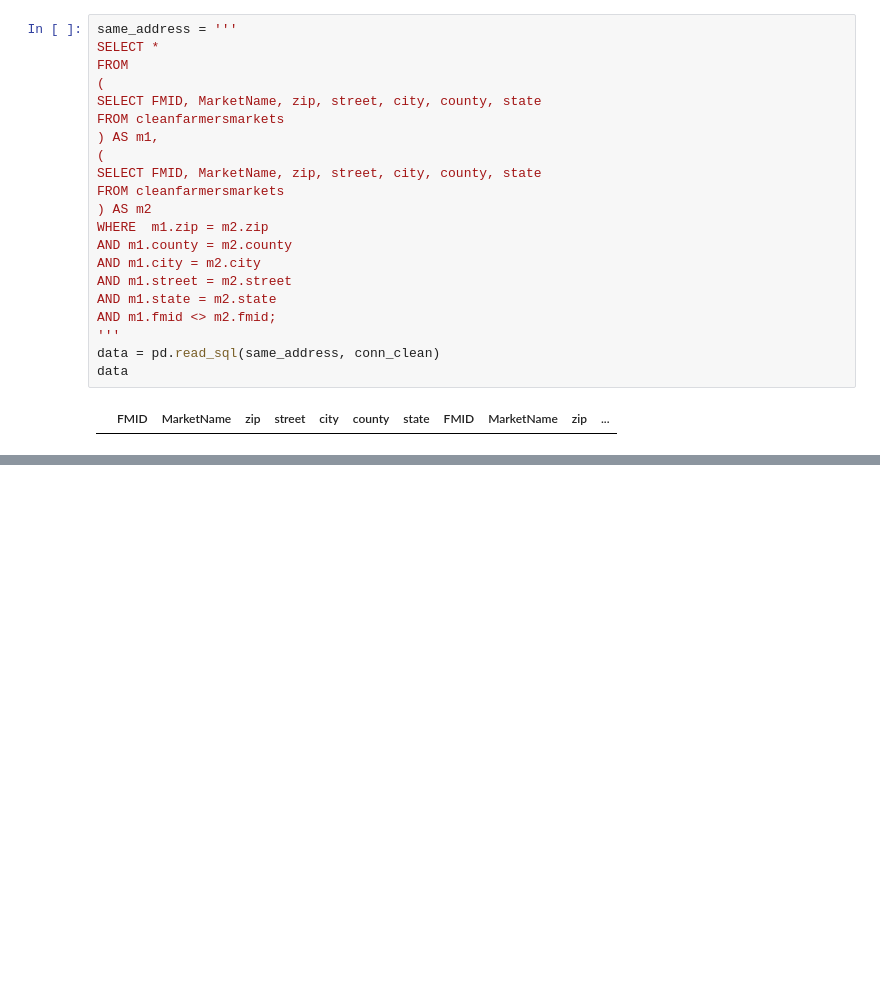
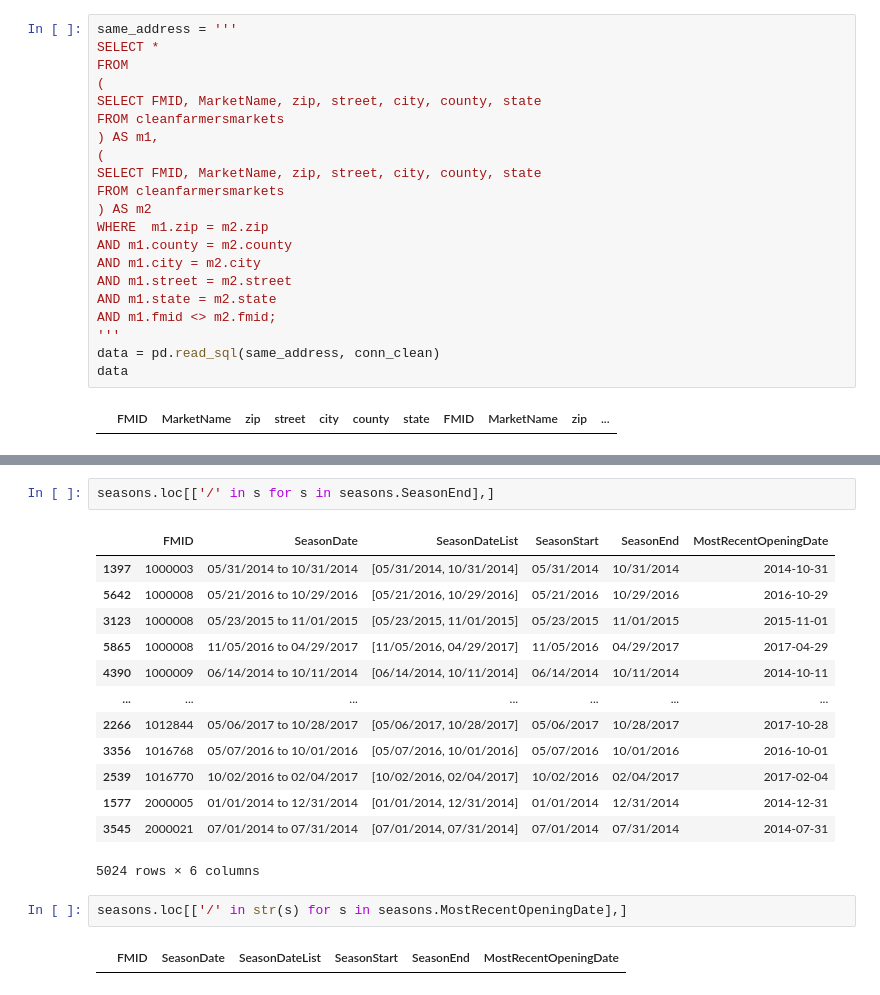
Before and after one commit to ruoyu-qian/cs513-data-cleaning, a Jupyter notebook: ic_violation.ipynb, the cells around one changed output, grey strips where cells are left out. Drawn from its saved outputs; the diff is of its cells as text; blank space fills up the shorter version.

```diff
--- a/ic_violation.ipynb
+++ b/ic_violation.ipynb
@@ -110,0 +223,20 @@ data
+# %%
+seasons.loc[['/' in s for s in seasons.SeasonEnd],]
+# %% [output]
+|  | FMID | SeasonDate | SeasonDateList | SeasonStart | SeasonEnd | MostRecentOpeningDate |
+| 1397 | 1000003 | 05/31/2014 to 10/31/2014 | [05/31/2014, 10/31/2014] | 05/31/2014 | 10/31/2014 | 2014-10-31 |
+| 5642 | 1000008 | 05/21/2016 to 10/29/2016 | [05/21/2016, 10/29/2016] | 05/21/2016 | 10/29/2016 | 2016-10-29 |
+| 3123 | 1000008 | 05/23/2015 to 11/01/2015 | [05/23/2015, 11/01/2015] | 05/23/2015 | 11/01/2015 | 2015-11-01 |
+| 5865 | 1000008 | 11/05/2016 to 04/29/2017 | [11/05/2016, 04/29/2017] | 11/05/2016 | 04/29/2017 | 2017-04-29 |
+| 4390 | 1000009 | 06/14/2014 to 10/11/2014 | [06/14/2014, 10/11/2014] | 06/14/2014 | 10/11/2014 | 2014-10-11 |
+| ... | ... | ... | ... | ... | ... | ... |
+| 2266 | 1012844 | 05/06/2017 to 10/28/2017 | [05/06/2017, 10/28/2017] | 05/06/2017 | 10/28/2017 | 2017-10-28 |
+| 3356 | 1016768 | 05/07/2016 to 10/01/2016 | [05/07/2016, 10/01/2016] | 05/07/2016 | 10/01/2016 | 2016-10-01 |
+| 2539 | 1016770 | 10/02/2016 to 02/04/2017 | [10/02/2016, 02/04/2017] | 10/02/2016 | 02/04/2017 | 2017-02-04 |
+| 1577 | 2000005 | 01/01/2014 to 12/31/2014 | [01/01/2014, 12/31/2014] | 01/01/2014 | 12/31/2014 | 2014-12-31 |
+| 3545 | 2000021 | 07/01/2014 to 07/31/2014 | [07/01/2014, 07/31/2014] | 07/01/2014 | 07/31/2014 | 2014-07-31 |
+5024 rows × 6 columns
+# %%
+seasons.loc[['/' in str(s) for s in seasons.MostRecentOpeningDate],]
+# %% [output]
+|  | FMID | SeasonDate | SeasonDateList | SeasonStart | SeasonEnd | MostRecentOpeningDate |
```
Also changed, not shown: parts of 19 cells of this notebook.
